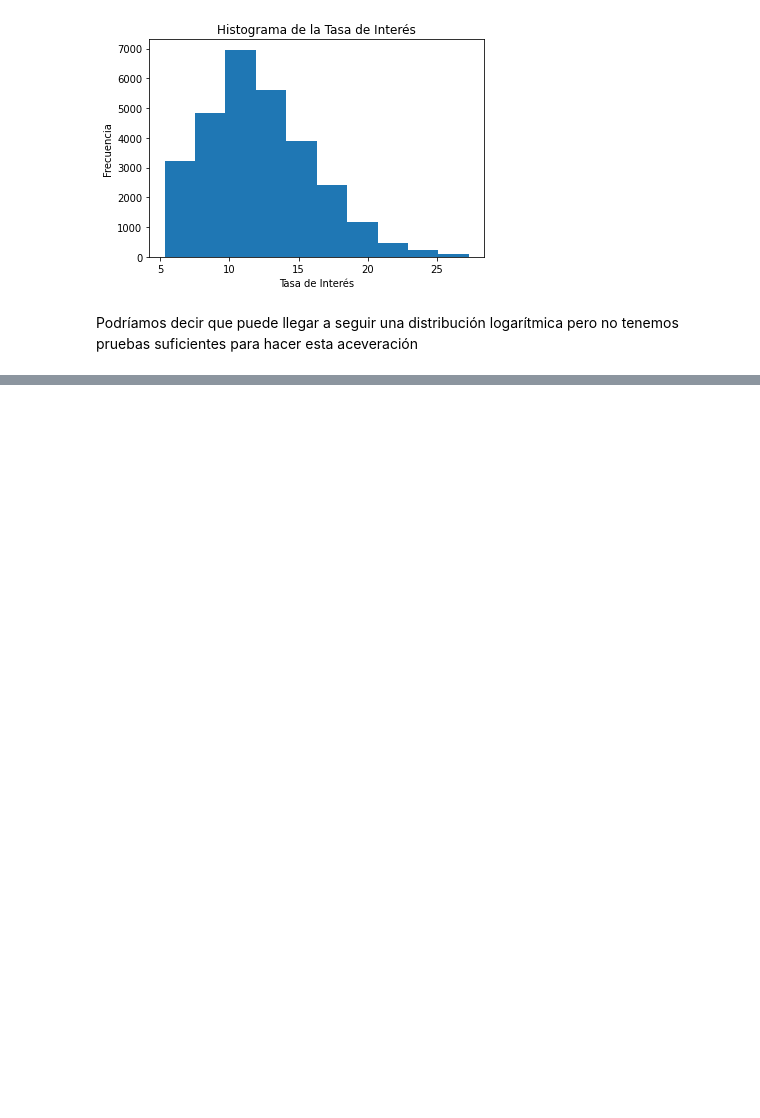
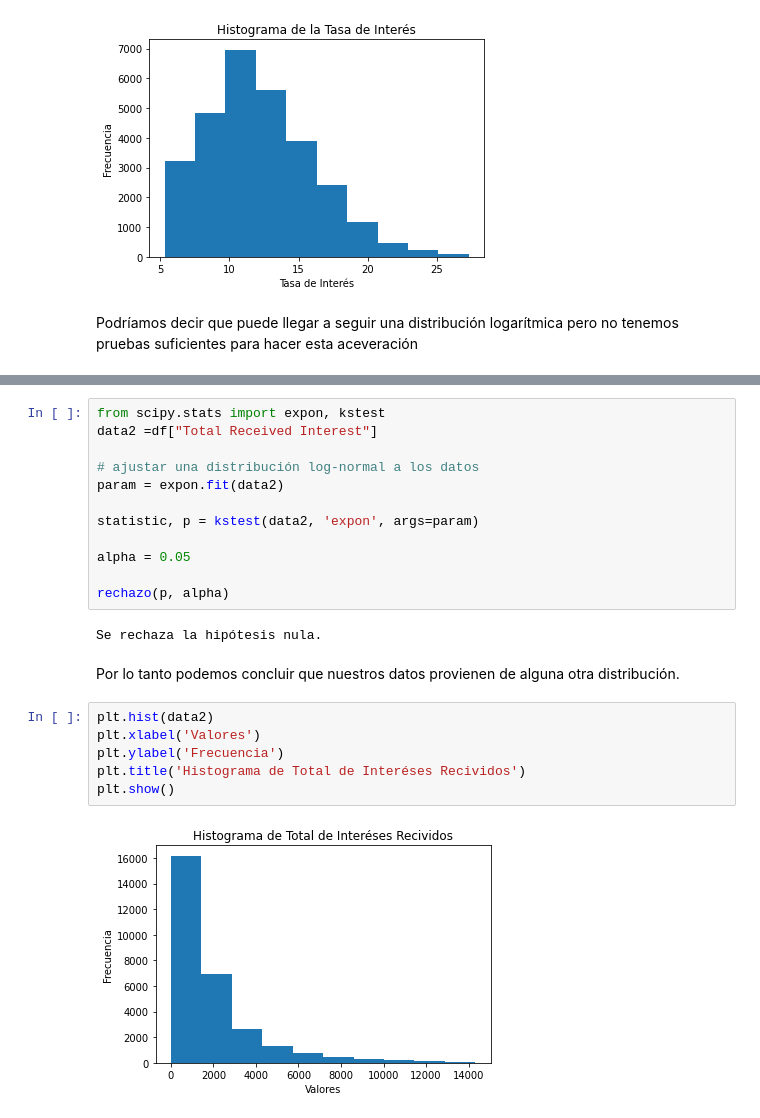
Before and after one commit to erickgt00/MLMCD, a Jupyter notebook: TAREA_3.ipynb, the cells around one changed output, grey strips where cells are left out. Cells and saved outputs as stored; diff of their text form; blank space fills up the shorter version.

```diff
--- a/TAREA_3.ipynb
+++ b/TAREA_3.ipynb
@@ -120,0 +271,24 @@ Podríamos decir que puede llegar a seguir una distribución logarítmica pero n
+# %%
+from scipy.stats import expon, kstest
+data2 =df["Total Received Interest"]
+
+# ajustar una distribución log-normal a los datos
+param = expon.fit(data2)
+
+statistic, p = kstest(data2, 'expon', args=param)
+
+alpha = 0.05
+
+rechazo(p, alpha)
+# %% [output]
+Se rechaza la hipótesis nula.
+# %% [markdown]
+Por lo tanto podemos concluir que nuestros datos provienen de alguna otra distribución.
+# %%
+plt.hist(data2)
+plt.xlabel('Valores')
+plt.ylabel('Frecuencia')
+plt.title('Histograma de Total de Interéses Recividos')
+plt.show()
+# %% [output]
+[figure, added]
```
Also changed, not shown: parts of 23 cells of this notebook.
